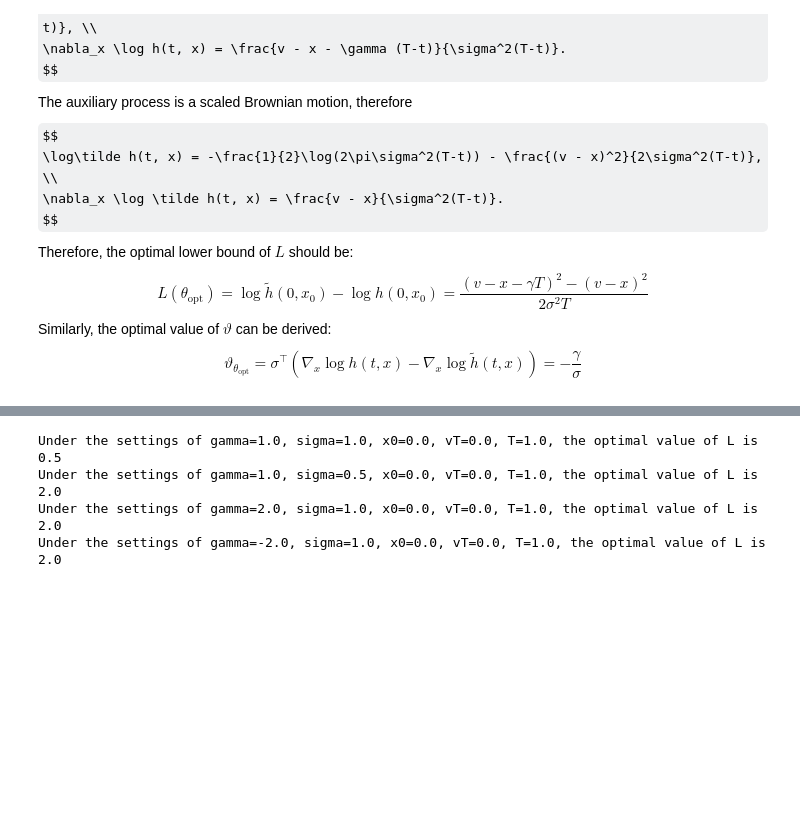
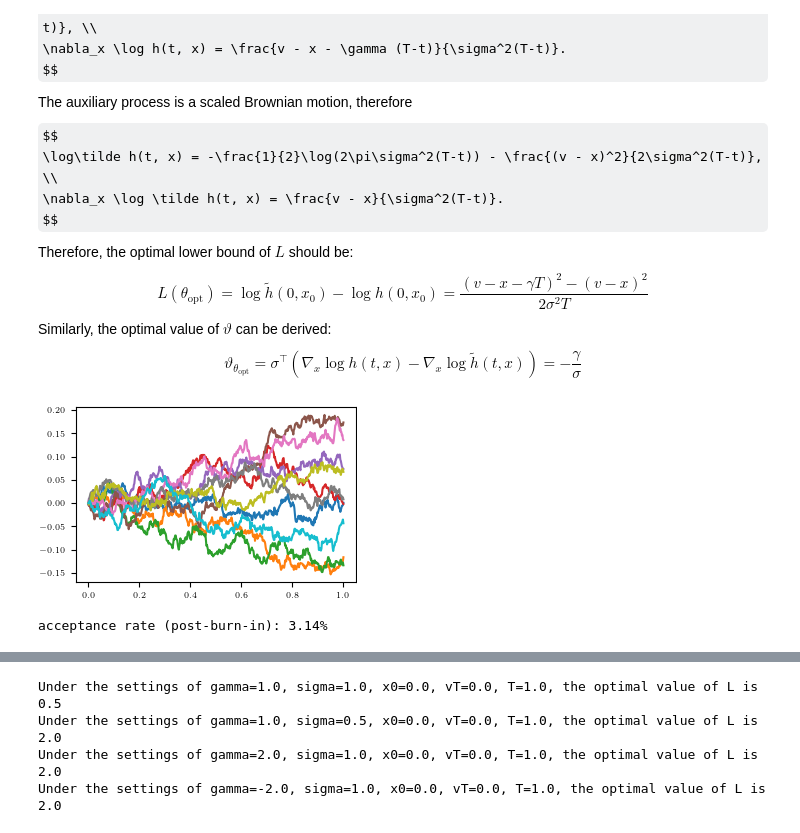
Before and after one commit to bookdiver/neuralbridge, a Jupyter notebook: examples/brownian.ipynb, the cells around one changed output, grey strips where cells are left out. Drawn from its saved outputs; the diff is of its cells as text; code cells hidden in the pictures; some formulas as TeX source; blank space fills up the shorter version.

```diff
--- a/examples/brownian.ipynb
+++ b/examples/brownian.ipynb
@@ -12,11 +12,11 @@ import jax.random as jr
 import matplotlib.pyplot as plt
 from tueplots import bundles
 
-plt.rcParams.update(bundles.icml2024())
+# plt.rcParams.update(bundles.icml2024())
 from flax import nnx
 
 from neuralbridge.sdes.examples import BrownianSDE, BrownianBridgeSDE
-from neuralbridge.sdes.base import AuxiliarySDE, GuidedBridgeSDE
+from neuralbridge.sdes.base import AuxiliarySDE, GuidedProposalSDE
 from neuralbridge.sdes.neural_bridge import NeuralBridge
 from neuralbridge.sdes.solver import SDESolver
 from neuralbridge.utils.trainer import load
@@ -32,7 +32,8 @@ $$
 # %%
 def construct_neural_bridge(gamma, sigma, x0, vT, T, rngs):
     sde = BrownianSDE(
-        dim=1,
+        dim_x=1,
+        dim_w=1,
         params={
             "gamma": jnp.array([gamma]),
             "sigma": jnp.array([[sigma]])
@@ -41,7 +42,8 @@ def construct_neural_bridge(gamma, sigma, x0, vT, T, rngs):
 
     # A standard Brownian motion as the auxiliary SDE
     aux_sde = AuxiliarySDE(
-        dim=1,
+        dim_x=1,
+        dim_w=1,
         coeffs={
             "T": 1.0,
             "beta": lambda t: jnp.array([0.0]),
@@ -51,11 +53,11 @@ def construct_neural_bridge(gamma, sigma, x0, vT, T, rngs):
         }
     )
 
-    n_steps = 500           # number of time steps
+    n_steps = 1000           # number of time steps
     ts = jnp.linspace(0., 1., n_steps+1, endpoint=True)
     epsilon = 1e-5          # observation noise
 
-    guided_sde = GuidedBridgeSDE(
+    guided_sde = GuidedProposalSDE(
         sde, aux_sde,
         obs_params={
             "vT": vT,
@@ -111,3 +113,16 @@ Similarly, the optimal value of $\vartheta$ can be derived:
 $$
 \vartheta_{\theta_{\text{opt}}} = \sigma^{\top}(\nabla_x\log h(t, x) - \nabla_x\log\tilde h(t, x)) = -\frac{\gamma}{\sigma}
 $$
+# %%
+rngs = nnx.Rngs(42)
+nb_sde, gp_sde = construct_neural_bridge(1.0, 0.1, jnp.array([0.0]), jnp.array([0.0]), 1.0, rngs)
+# %%
+gp_solver = SDESolver(gp_sde, method='milstein')
+ts = jnp.linspace(0.0, 1.0, 1000)
+gp_traj = gp_solver.batch_solve(jr.PRNGKey(42), jnp.array([0.0]), ts, 10)
+# %%
+for i in range(gp_traj.shape[0]):
+    plt.plot(ts, gp_traj[i])
+plt.show()
+# %% [output]
+[figure, added]
@@ -113,0 +131,7 @@ $$
+# %%
+pcn_sampler = PCNSampler(gp_sde, eta=0.9)
+pcn_traj, lls = pcn_sampler.sample(
+    jnp.array([0.0]), ts, n_iters=10000, n_samples=10, n_burn_in=5000, rng_key=jr.PRNGKey(42)
+)
+# %% [output]
+acceptance rate (post-burn-in): 3.14%
```
Also changed, not shown: parts of 6 cells of this notebook, 2 other files.
